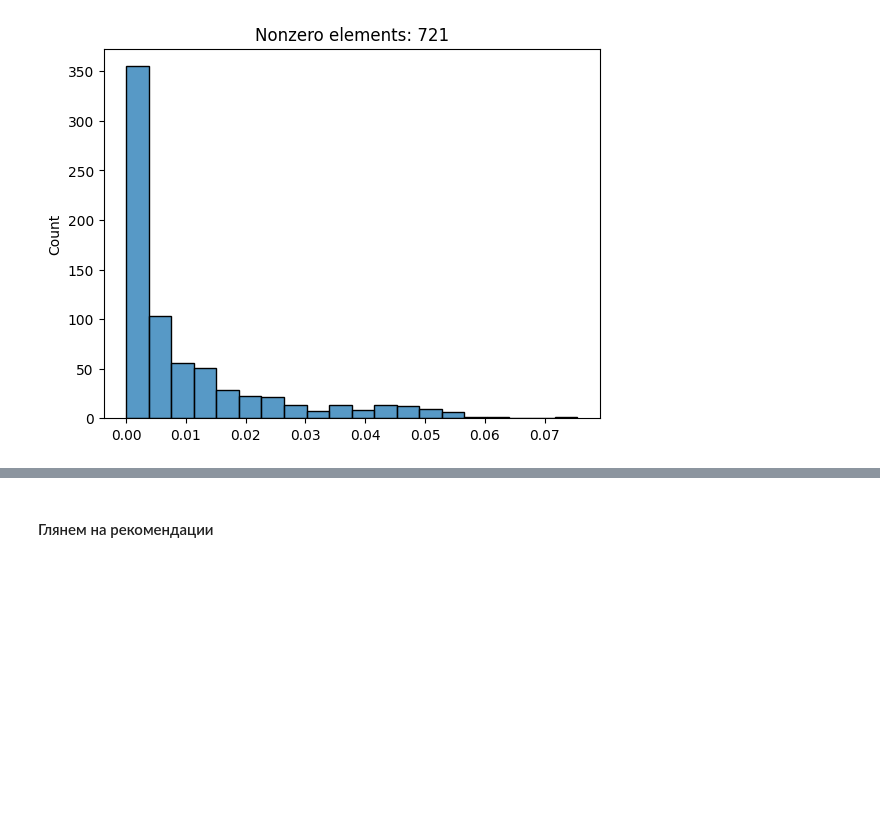
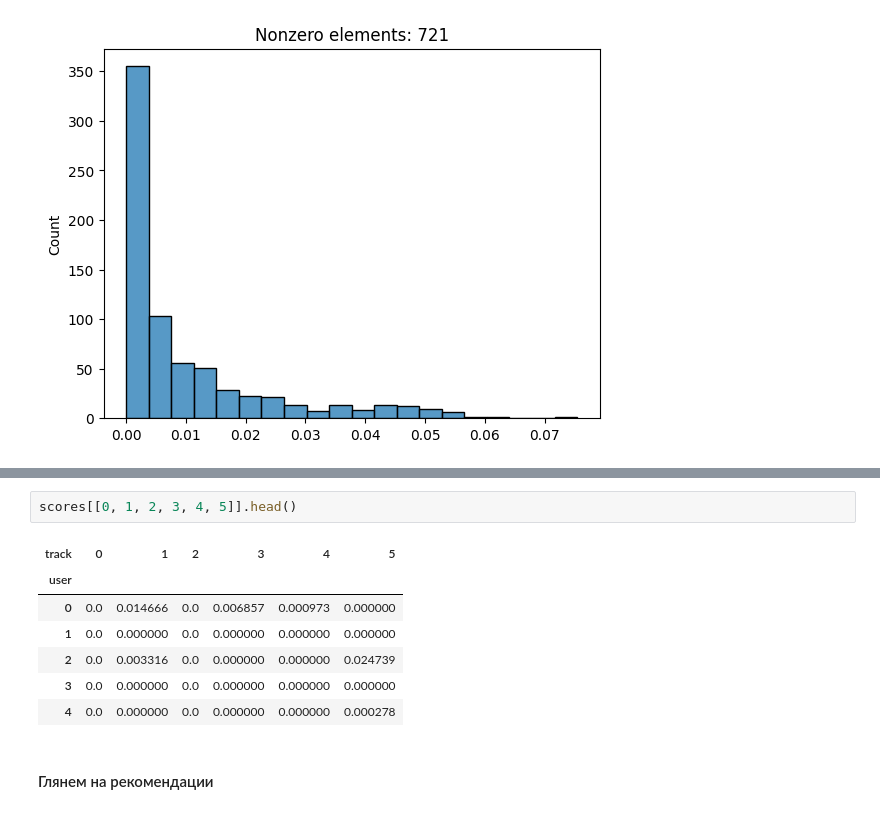
Before and after one commit to anokhin/recsys-course-spring-2024, a Jupyter notebook: jupyter-spark/Week3Seminar.ipynb, the cells around one changed output, grey strips where cells are left out. Cells and saved outputs as stored; diff of their text form; blank space fills up the shorter version.

```diff
--- a/jupyter-spark/Week3Seminar.ipynb
+++ b/jupyter-spark/Week3Seminar.ipynb
@@ -134,6 +142,16 @@ scores[[1, 2, 3, 4, 5]].head()
 | 2 | 0.003316 | 0.0 | 0.000000 | 0.000000 | 0.024739 |
 | 3 | 0.000000 | 0.0 | 0.000000 | 0.000000 | 0.000000 |
 | 4 | 0.000000 | 0.0 | 0.000000 | 0.000000 | 0.000278 |
+# %%
+scores[[0, 1, 2, 3, 4, 5]].head()
+# %% [output]
+| track | 0 | 1 | 2 | 3 | 4 | 5 |
+| user |  |  |  |  |  |  |
+| 0 | 0.0 | 0.014666 | 0.0 | 0.006857 | 0.000973 | 0.000000 |
+| 1 | 0.0 | 0.000000 | 0.0 | 0.000000 | 0.000000 | 0.000000 |
+| 2 | 0.0 | 0.003316 | 0.0 | 0.000000 | 0.000000 | 0.024739 |
+| 3 | 0.0 | 0.000000 | 0.0 | 0.000000 | 0.000000 | 0.000000 |
+| 4 | 0.0 | 0.000000 | 0.0 | 0.000000 | 0.000000 | 0.000278 |
 # %% [markdown]
 #### Глянем на рекомендации
 # %%
```
Also changed, not shown: parts of 6 cells of this notebook, 5 other files.
